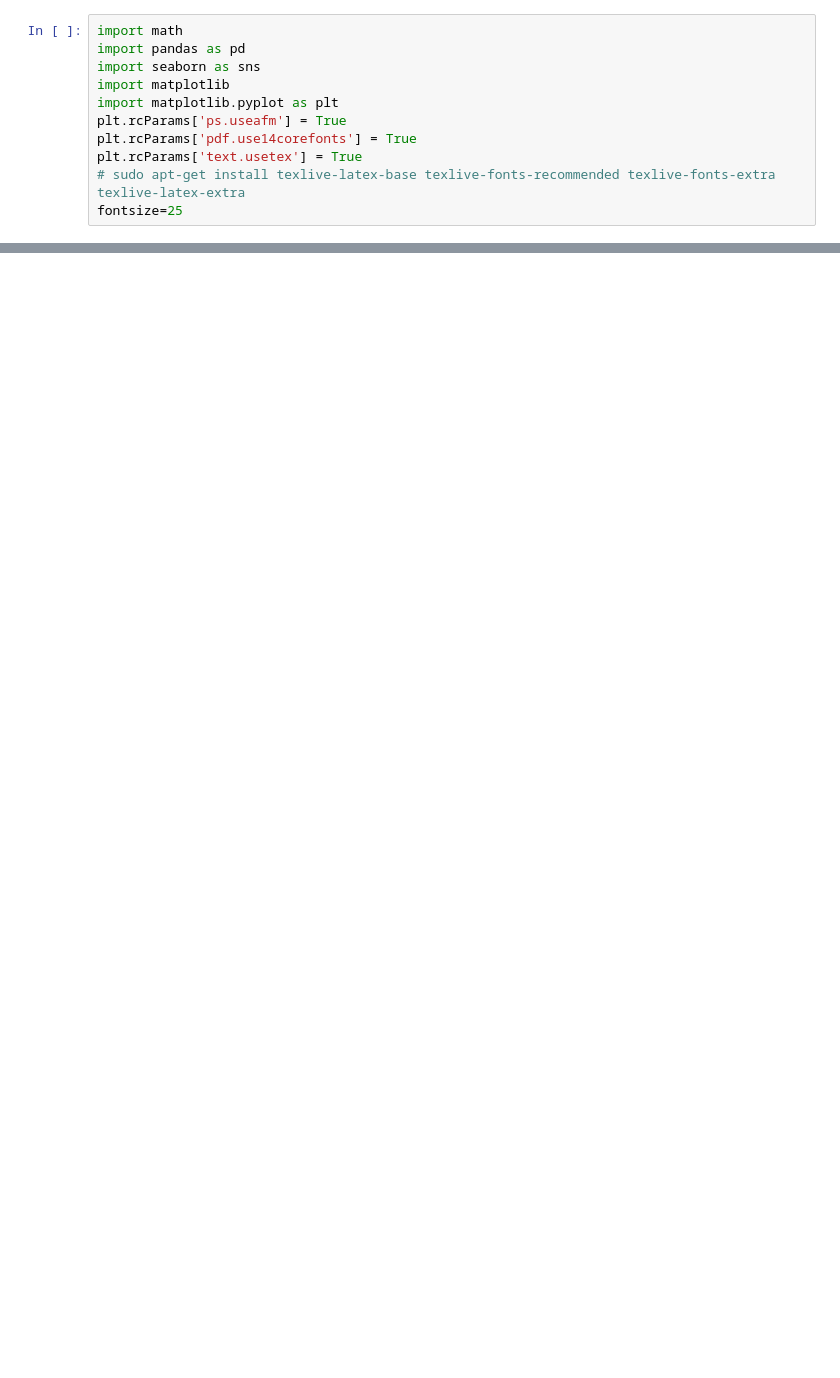
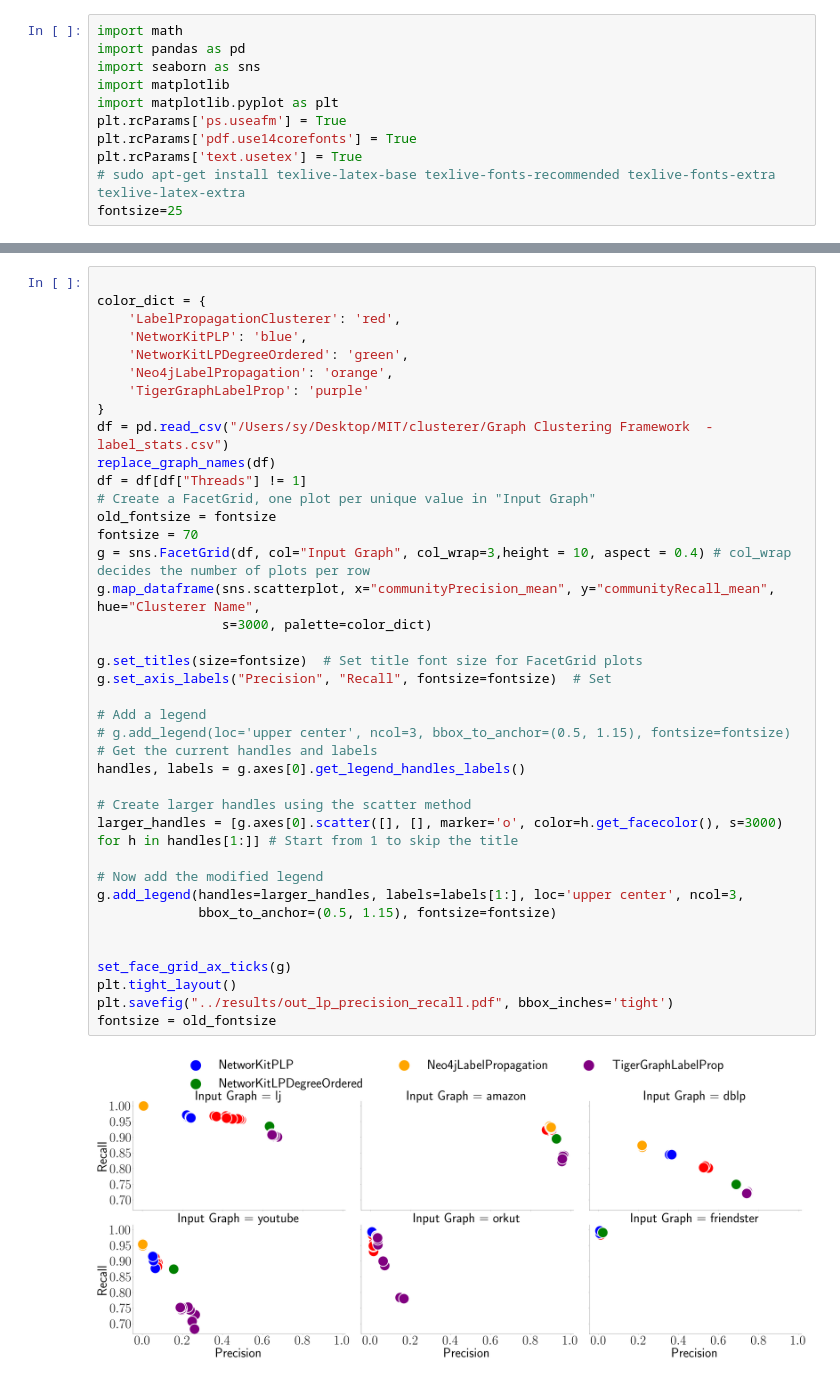
Before and after one commit to ParAlg/ParClusterers, a Jupyter notebook: plotting/plot_running_time.ipynb, the cells around one changed output, grey strips where cells are left out. Saved outputs shown, nothing was run; the diff lists cells and outputs as text; blank space fills up the shorter version.

```diff
--- a/plotting/plot_running_time.ipynb
+++ b/plotting/plot_running_time.ipynb
@@ -74,0 +155,41 @@ plt.savefig("runtime.pdf")
+# %%
+
+color_dict = {
+    'LabelPropagationClusterer': 'red',
+    'NetworKitPLP': 'blue',
+    'NetworKitLPDegreeOrdered': 'green',
+    'Neo4jLabelPropagation': 'orange',
+    'TigerGraphLabelProp': 'purple'
+}
+df = pd.read_csv("/Users/sy/Desktop/MIT/clusterer/Graph Clustering Framework  - label_stats.csv")
+replace_graph_names(df)
+df = df[df["Threads"] != 1]
+# Create a FacetGrid, one plot per unique value in "Input Graph"
+old_fontsize = fontsize
+fontsize = 70
+g = sns.FacetGrid(df, col="Input Graph", col_wrap=3,height = 10, aspect = 0.4) # col_wrap decides the number of plots per row
+g.map_dataframe(sns.scatterplot, x="communityPrecision_mean", y="communityRecall_mean", hue="Clusterer Name",
+                s=3000, palette=color_dict)
+
+g.set_titles(size=fontsize)  # Set title font size for FacetGrid plots
+g.set_axis_labels("Precision", "Recall", fontsize=fontsize)  # Set
+
+# Add a legend
+# g.add_legend(loc='upper center', ncol=3, bbox_to_anchor=(0.5, 1.15), fontsize=fontsize)
+# Get the current handles and labels
+handles, labels = g.axes[0].get_legend_handles_labels()
+
+# Create larger handles using the scatter method
+larger_handles = [g.axes[0].scatter([], [], marker='o', color=h.get_facecolor(), s=3000) for h in handles[1:]] # Start from 1 to skip the title
+
+# Now add the modified legend
+g.add_legend(handles=larger_handles, labels=labels[1:], loc='upper center', ncol=3,
+             bbox_to_anchor=(0.5, 1.15), fontsize=fontsize)
+
+
+set_face_grid_ax_ticks(g)
+plt.tight_layout()
+plt.savefig("../results/out_lp_precision_recall.pdf", bbox_inches='tight')
+fontsize = old_fontsize
+# %% [output]
+[figure, added]
```
Also changed, not shown: parts of 22 cells of this notebook.
